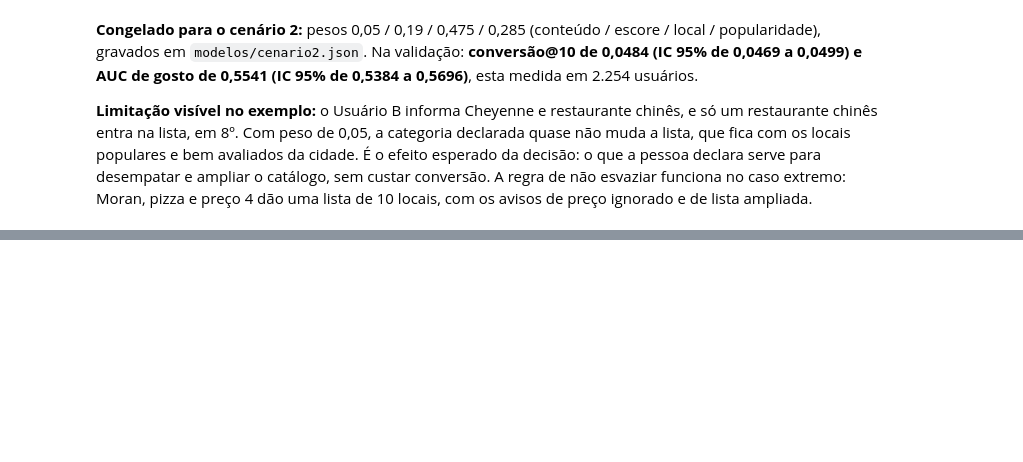
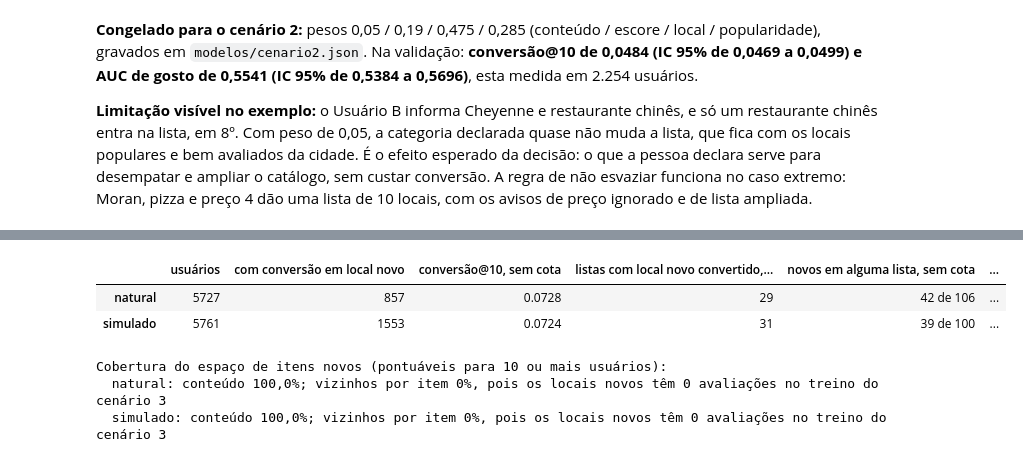
Before and after one commit to Chelughini/sistema-recomendacao-t1, a Jupyter notebook: 03_modelo.ipynb, the cells around one changed output, grey strips where cells are left out. Saved outputs shown, nothing was run; the diff lists cells and outputs as text; code cells hidden in the pictures; blank space fills up the shorter version.

```diff
--- a/03_modelo.ipynb
+++ b/03_modelo.ipynb
@@ -1168,0 +1334,23 @@ Teste da regra de não esvaziar (Moran, pizza, preço 4, como filtro): 10 locais
+# %%
+so_categorias_c3 = Recomendador(
+    pesos=pesos_finais,
+    percentil=configuracao["percentil"],
+    centro=configuracao["centro"],
+    local=configuracao["local"],
+    tau=configuracao.get("tau"),
+    opcoes_vetor={"peso_atributos": 0.0},
+).ajustar(treino_c3, locais)
+linhas_blocos = {}
+for origem in ORIGENS:
+    protocolo = protocolos_c3[origem]
+    componentes_cat = so_categorias_c3.componentes_local_novo(protocolo.usuarios, protocolo.candidatos)
+    com_os_dois = resultados_c3[origem][escolhido_c3]
+    so_cat = avaliar(protocolo, modelo_local_novo(componentes_cat, alfa_c3), completo=True)
+    linhas_blocos[origem] = {
+        "AUC de consumo, os dois blocos": round(com_os_dois.resumo()["auc_consumo"], 4),
+        "AUC de consumo, só categorias": round(so_cat.resumo()["auc_consumo"], 4),
+        "só categorias − os dois": texto_ic(comparar(so_cat, com_os_dois, "auc_consumo")),
+        "conversão, só categorias − os dois": texto_ic(comparar(so_cat, com_os_dois, "conversao")),
+    }
+print(f"Blocos do vetor no cenário 3, com {escolhido_c3}:")
+display(pd.DataFrame(linhas_blocos).T)
@@ -1168,0 +1466,39 @@ Teste da regra de não esvaziar (Moran, pizza, preço 4, como filtro): 10 locais
+# %%
+linhas_cota = {}
+for origem in ORIGENS:
+    juntos = np.concatenate([candidatos_c3, novos_validacao[origem]])
+    protocolo = montar_protocolo(treino_c3, validacao, locais, ["antigo"], coluna_segmento="segmento_c3", candidatos=juntos)
+    eh_novo = np.isin(protocolo.candidatos, novos_validacao[origem])
+    pontuacoes = recomendador_c3.pontuar(protocolo.usuarios, protocolo.candidatos)
+    com_cota = aplicar_cota_de_novos(pontuacoes, eh_novo, protocolo.ja_avaliados, n=10, cota=1)
+    sem = avaliar(protocolo, lambda usuarios, candidatos: pontuacoes)
+    com = avaliar(protocolo, lambda usuarios, candidatos: com_cota)
+    convertidos_novos = (protocolo.notas.toarray() >= 4) & eh_novo[None, :]
+    linha = {"usuários": len(protocolo.usuarios), "com conversão em local novo": int(convertidos_novos.any(axis=1).sum())}
+    for nome, resultado in [("sem cota", sem), ("com cota", com)]:
+        listas = resultado.listas
+        no_topo = np.take_along_axis(convertidos_novos, np.where(listas >= 0, listas, 0), axis=1) & (listas >= 0)
+        novos_listados = np.unique(listas[(listas >= 0) & eh_novo[np.where(listas >= 0, listas, 0)]])
+        linha[f"conversão@10, {nome}"] = round(resultado.resumo()["conversao"], 4)
+        linha[f"listas com local novo convertido, {nome}"] = int(no_topo.any(axis=1).sum())
+        linha[f"novos em alguma lista, {nome}"] = f"{len(novos_listados)} de {int(eh_novo.sum())}"
+    linha["conversão: com − sem cota"] = texto_ic(comparar(com, sem, "conversao"))
+    linhas_cota[origem] = linha
+display(pd.DataFrame(linhas_cota).T)
+# %% [output]
+|  | usuários | com conversão em local novo | conversão@10, sem cota | listas com local novo convertido,... | novos em alguma lista, sem cota | ... |
+| natural | 5727 | 857 | 0.0728 | 29 | 42 de 106 | ... |
+| simulado | 5761 | 1553 | 0.0724 | 31 | 39 de 100 | ... |
+# %%
+com_avaliacao_no_treino = {origem: int(treino_c3["gmap_id"].isin(novos_validacao[origem]).sum()) for origem in ORIGENS}
+cobertura_itens_novos = {origem: resultados_c3[origem][escolhido_c3].cobertura_itens for origem in ORIGENS}
+print("Cobertura do espaço de itens novos (pontuáveis para 10 ou mais usuários):")
+for origem in ORIGENS:
+    print(
+        f"  {origem}: conteúdo {numero_br(100 * cobertura_itens_novos[origem], 1)}%; vizinhos por item 0%, "
+        f"pois os locais novos têm {com_avaliacao_no_treino[origem]} avaliações no treino do cenário 3"
+    )
+# %% [output]
+Cobertura do espaço de itens novos (pontuáveis para 10 ou mais usuários):
+  natural: conteúdo 100,0%; vizinhos por item 0%, pois os locais novos têm 0 avaliações no treino do cenário 3
+  simulado: conteúdo 100,0%; vizinhos por item 0%, pois os locais novos têm 0 avaliações no treino do cenário 3
```
Also changed, not shown: parts of 22 cells of this notebook, 7 other files.
